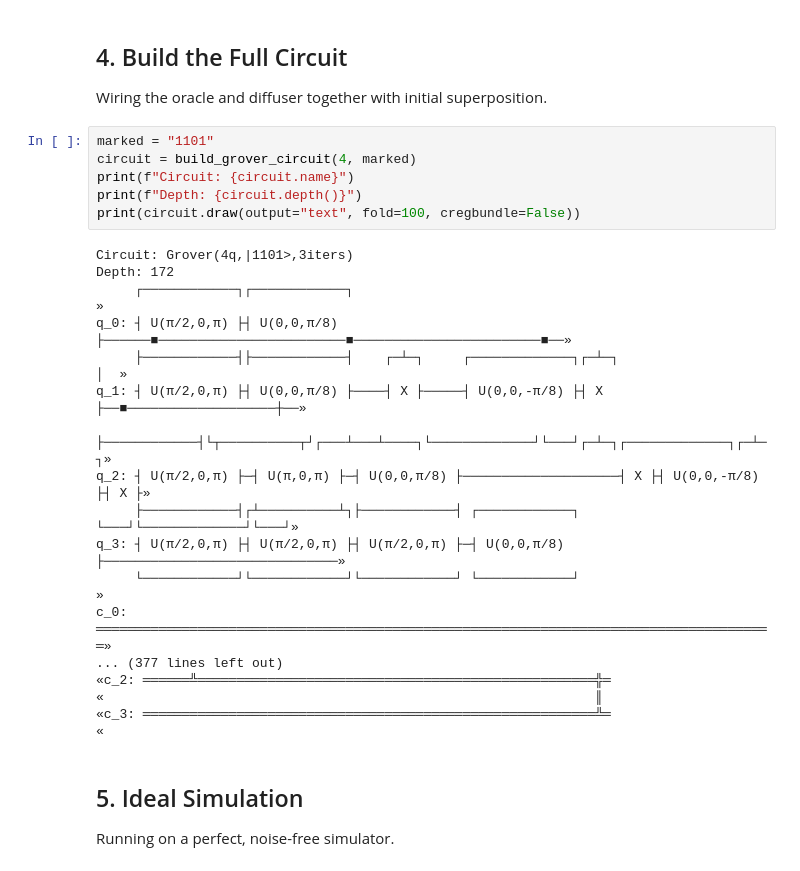
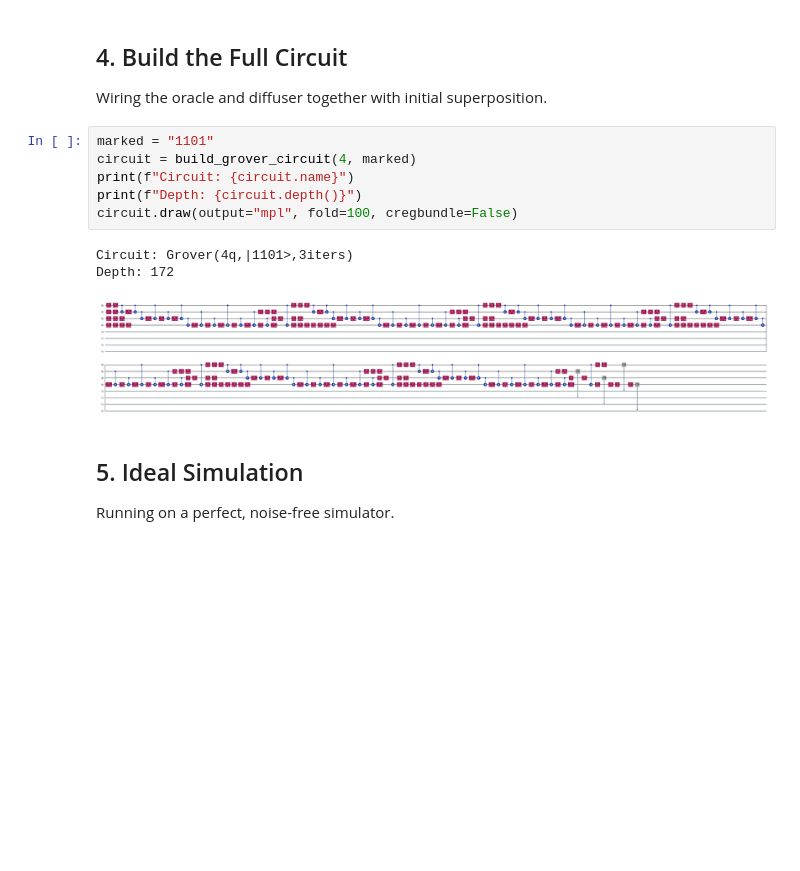
Before and after one commit to updownairbender/Grover-s-Algorithm, a Jupyter notebook: notebooks/demonstration.ipynb, the cells around one changed output. Drawn from its saved outputs; the diff is of its cells as text; blank space fills up the shorter version.

```diff
--- a/notebooks/demonstration.ipynb
+++ b/notebooks/demonstration.ipynb
@@ -89,27 +67,13 @@ Wiring the oracle and diffuser together with initial superposition.
 # %%
 marked = "1101"
 circuit = build_grover_circuit(4, marked)
 print(f"Circuit: {circuit.name}")
 print(f"Depth: {circuit.depth()}")
-print(circuit.draw(output="text", fold=100, cregbundle=False))
+circuit.draw(output="mpl", fold=100, cregbundle=False)
 # %% [output]
 Circuit: Grover(4q,|1101>,3iters)
 Depth: 172
-     ┌────────────┐┌────────────┐                                                           »
-q_0: ┤ U(π/2,0,π) ├┤ U(0,0,π/8) ├──────■────────────────────────■────────────────────────■──»
-     ├────────────┤├────────────┤    ┌─┴─┐     ┌─────────────┐┌─┴─┐                      │  »
-q_1: ┤ U(π/2,0,π) ├┤ U(0,0,π/8) ├────┤ X ├─────┤ U(0,0,-π/8) ├┤ X ├──■───────────────────┼──»
-     ├────────────┤└┬──────────┬┘┌───┴───┴────┐└─────────────┘└───┘┌─┴─┐┌─────────────┐┌─┴─┐»
-q_2: ┤ U(π/2,0,π) ├─┤ U(π,0,π) ├─┤ U(0,0,π/8) ├────────────────────┤ X ├┤ U(0,0,-π/8) ├┤ X ├»
-     ├────────────┤┌┴──────────┴┐├────────────┤ ┌────────────┐     └───┘└─────────────┘└───┘»
-q_3: ┤ U(π/2,0,π) ├┤ U(π/2,0,π) ├┤ U(π/2,0,π) ├─┤ U(0,0,π/8) ├──────────────────────────────»
-     └────────────┘└────────────┘└────────────┘ └────────────┘                              »
-c_0: ═══════════════════════════════════════════════════════════════════════════════════════»
-... (377 lines left out)
-«c_2: ══════╩═══════════════════════════════════════════════════╬═
-«                                                               ║
-«c_3: ══════════════════════════════════════════════════════════╩═
-«
+[figure, added]
 # %% [markdown]
 ## 5. Ideal Simulation
 
```
Also changed, not shown: parts of 8 cells of this notebook.
